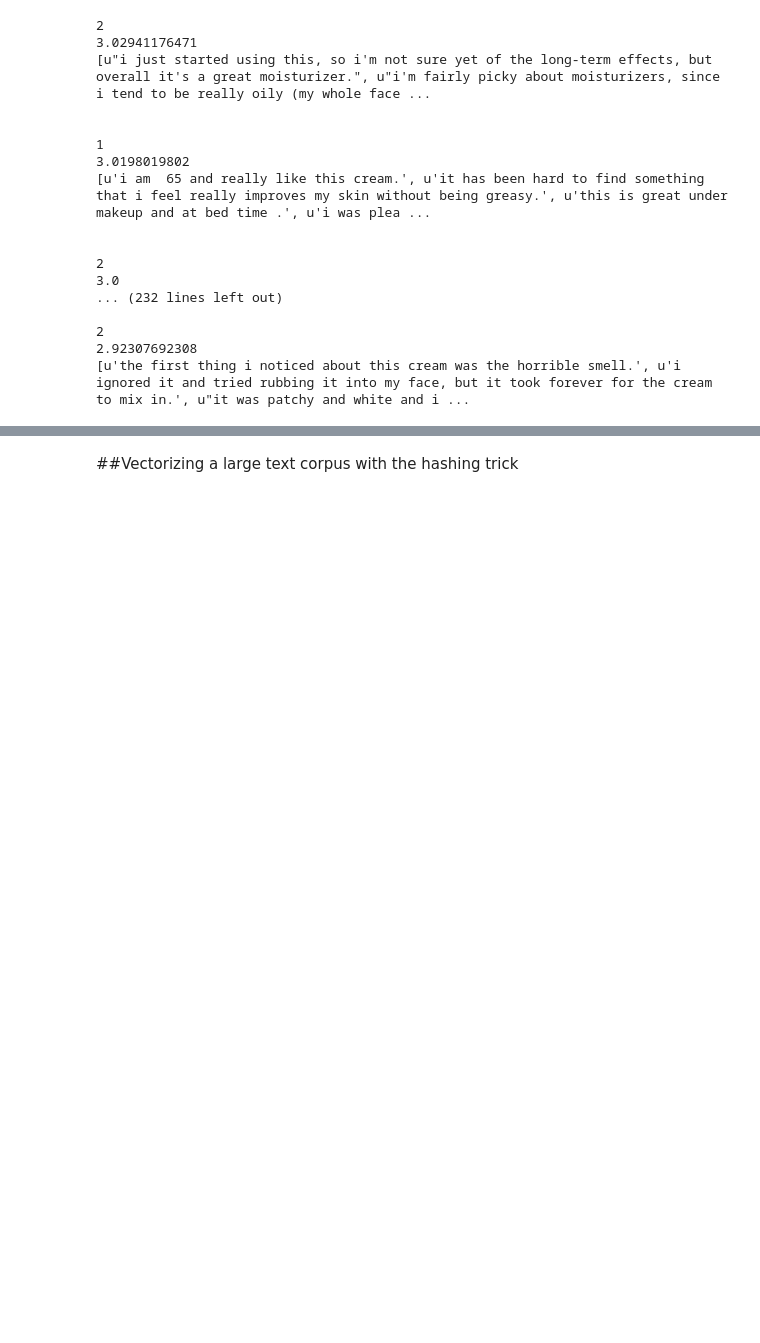
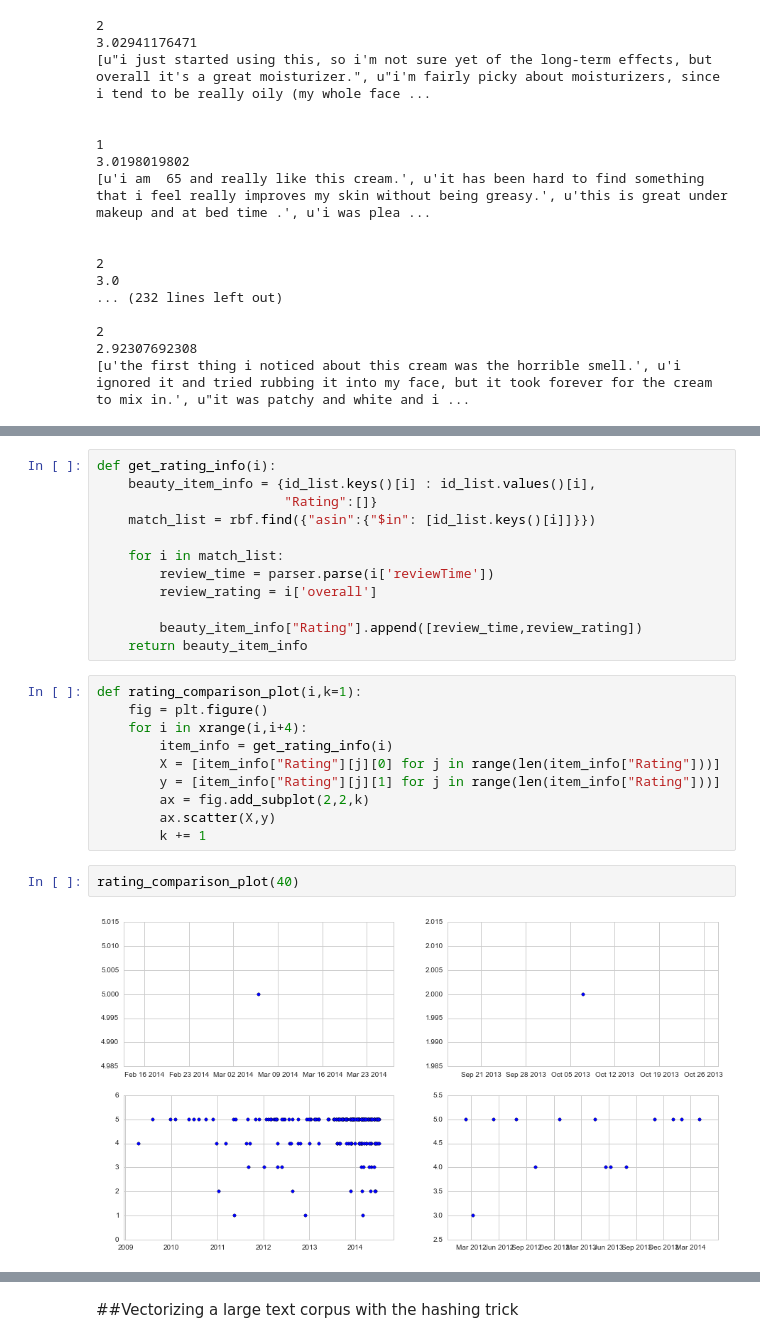
Before and after one commit to chao1981/Beauty-Product-Recommendation-Engine, a Jupyter notebook: Kojak.ipynb, the cells around one changed output, grey strips where cells are left out. Cells and saved outputs as stored; diff of their text form; blank space fills up the shorter version.

```diff
--- a/Kojak.ipynb
+++ b/Kojak.ipynb
@@ -329,0 +396,26 @@ Sentiment(polarity=0.17395833333333335, subjectivity=0.5253540305010894)
+# %%
+def get_rating_info(i):
+    beauty_item_info = {id_list.keys()[i] : id_list.values()[i],
+                        "Rating":[]}
+    match_list = rbf.find({"asin":{"$in": [id_list.keys()[i]]}})
+
+    for i in match_list:
+        review_time = parser.parse(i['reviewTime'])
+        review_rating = i['overall']
+
+        beauty_item_info["Rating"].append([review_time,review_rating])
+    return beauty_item_info
+# %%
+def rating_comparison_plot(i,k=1):
+    fig = plt.figure()
+    for i in xrange(i,i+4):
+        item_info = get_rating_info(i)
+        X = [item_info["Rating"][j][0] for j in range(len(item_info["Rating"]))]
+        y = [item_info["Rating"][j][1] for j in range(len(item_info["Rating"]))]
+        ax = fig.add_subplot(2,2,k)
+        ax.scatter(X,y)
+        k += 1
+# %%
+rating_comparison_plot(40)
+# %% [output]
+[figure, added]
```
Also changed, not shown: parts of 15 cells of this notebook, 1 other file.
